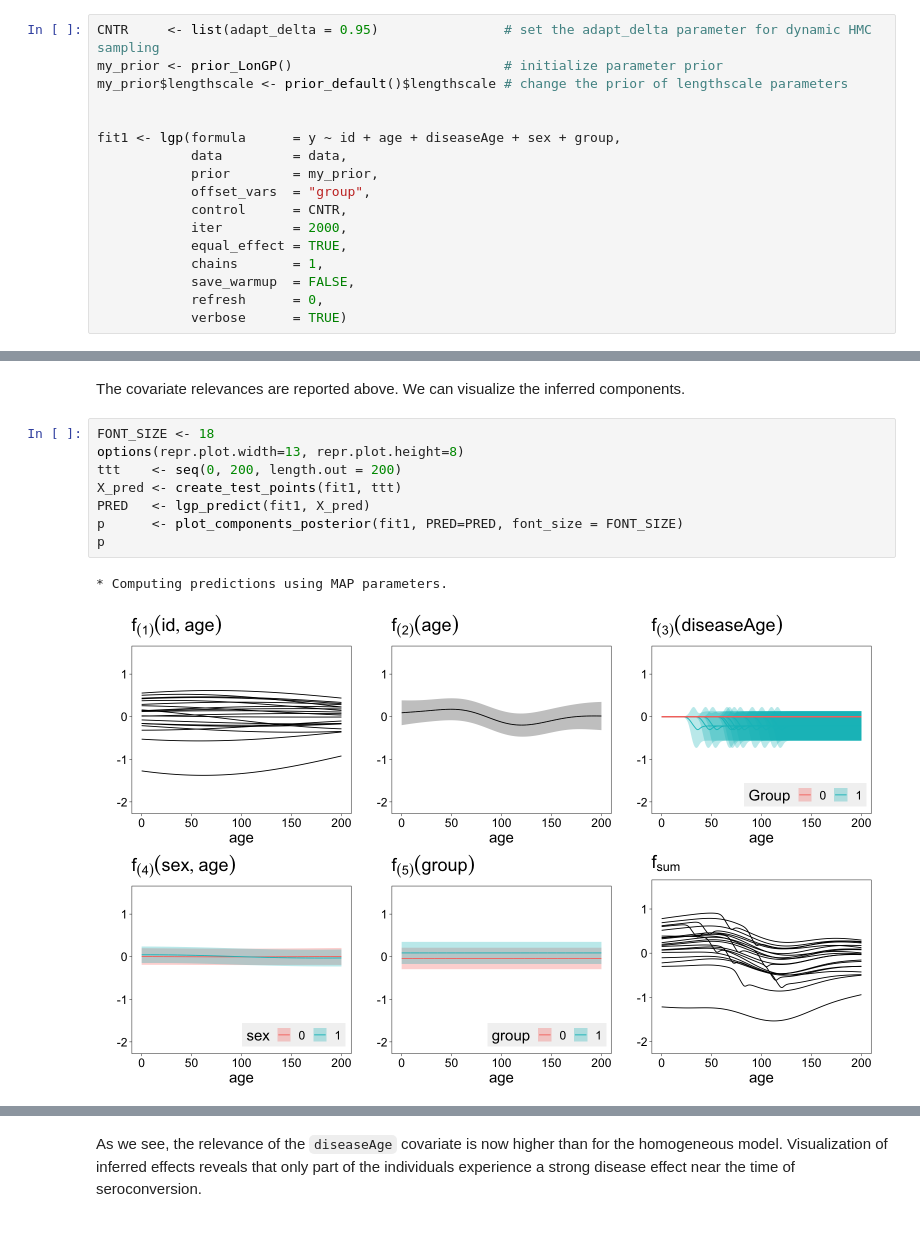
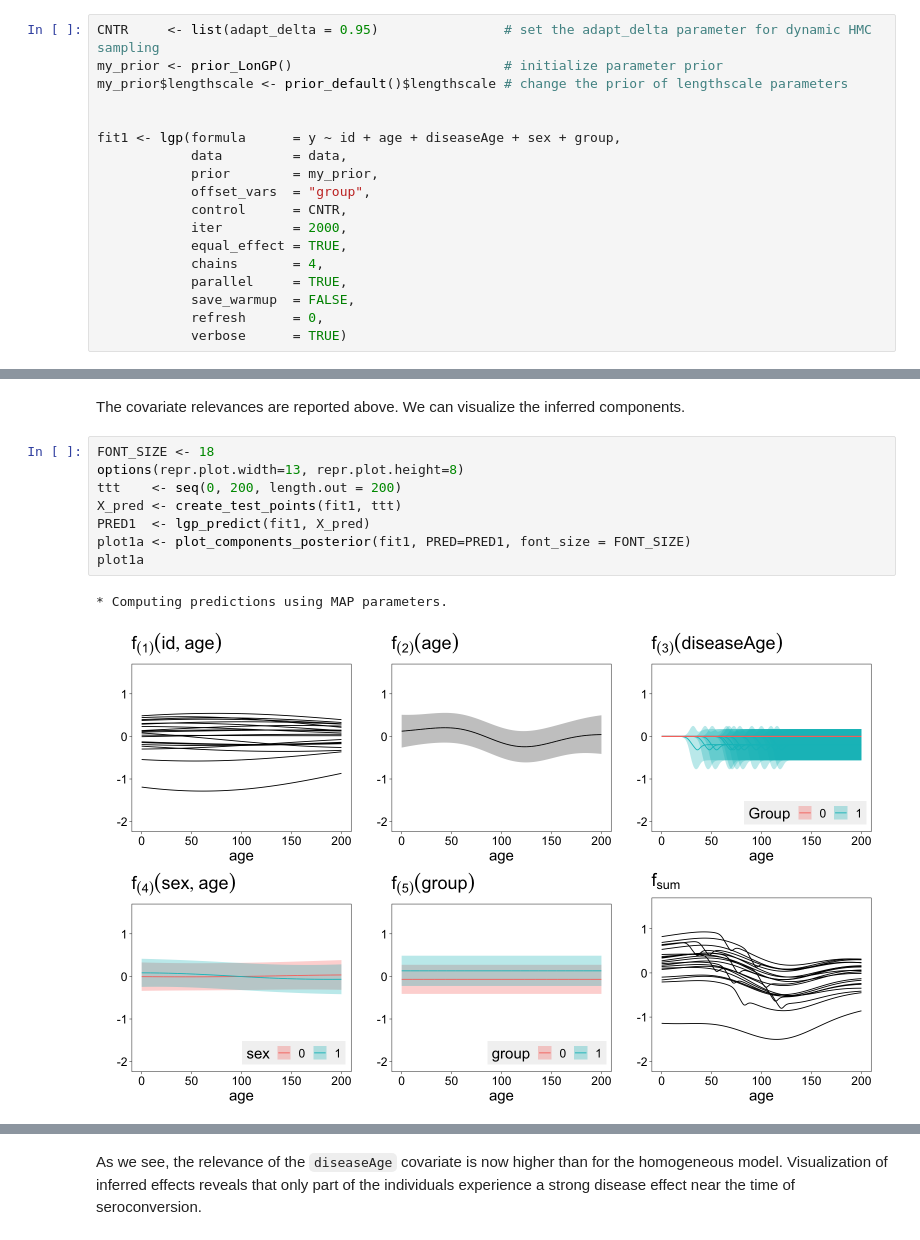
Before and after one commit to jtimonen/lgpr-usage, a Jupyter notebook: notebooks/proteomics.ipynb, the cells around one changed output, grey strips where cells are left out. Cells and saved outputs as stored; diff of their text form.

```diff
--- a/notebooks/proteomics.ipynb
+++ b/notebooks/proteomics.ipynb
@@ -69,7 +69,8 @@ fit1 <- lgp(formula      = y ~ id + age + diseaseAge + sex + group,
             control      = CNTR,
             iter         = 2000,
             equal_effect = TRUE,
-            chains       = 1,
+            chains       = 4,
+            parallel     = TRUE,
             save_warmup  = FALSE,
             refresh      = 0,
             verbose      = TRUE)
@@ -96,11 +97,11 @@ The covariate relevances are reported above. We can visualize the inferred compo
 # %%
 FONT_SIZE <- 18
 options(repr.plot.width=13, repr.plot.height=8)
 ttt    <- seq(0, 200, length.out = 200)
 X_pred <- create_test_points(fit1, ttt)
-PRED   <- lgp_predict(fit1, X_pred)
-p      <- plot_components_posterior(fit1, PRED=PRED, font_size = FONT_SIZE)
-p
+PRED1  <- lgp_predict(fit1, X_pred)
+plot1a <- plot_components_posterior(fit1, PRED=PRED1, font_size = FONT_SIZE)
+plot1a
 # %% [output]
 * Computing predictions using MAP parameters.
-[figure, old version]
+[figure, new version]
```
Also changed, not shown: parts of 11 cells of this notebook, 2 other files.
